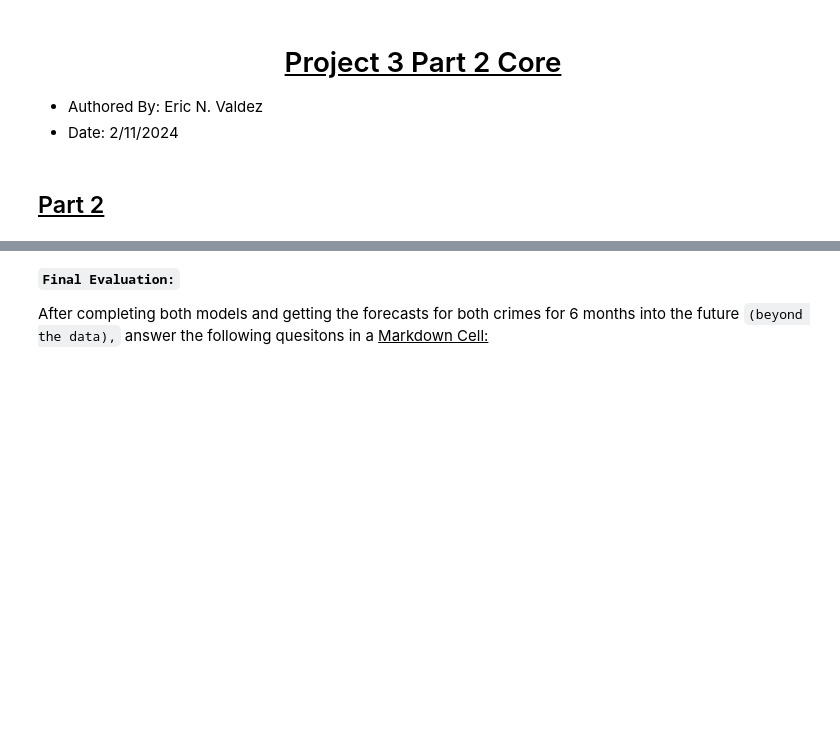
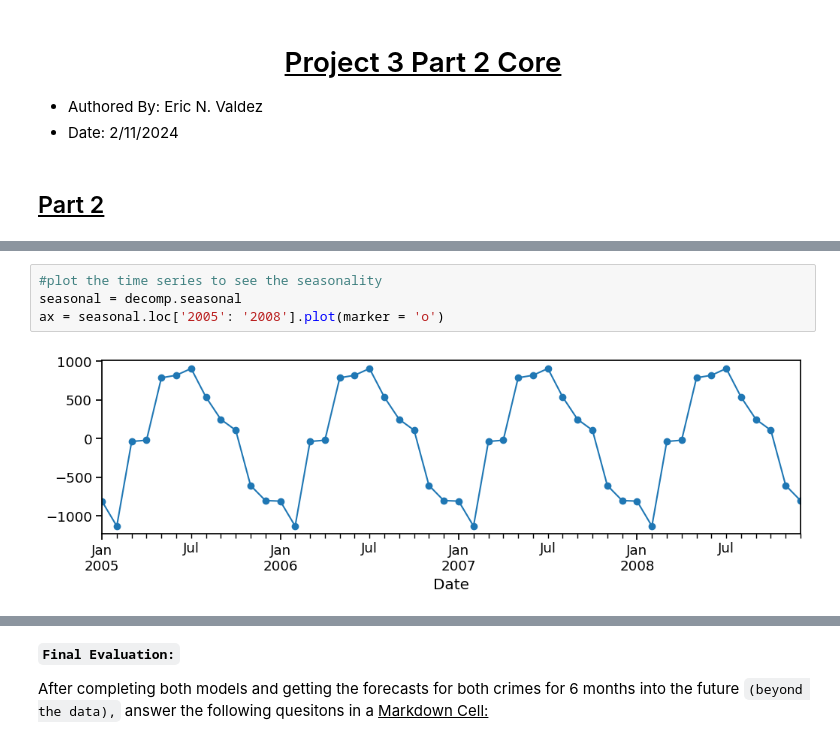
Before and after one commit to VALDE021/Chicago-Crime-Data-EricNV, a Jupyter notebook: Project 3 - Part 2 - Core.ipynb, the cells around one changed output, grey strips where cells are left out. Drawn from its saved outputs; the diff is of its cells as text; blank space fills up the shorter version.

```diff
--- a/Project 3 - Part 2 - Core.ipynb
+++ b/Project 3 - Part 2 - Core.ipynb
@@ -38,0 +353,6 @@ You will compare the crime count forecast for <u>`2`</u> of the options below:
+# %%
+#plot the time series to see the seasonality
+seasonal = decomp.seasonal
+ax = seasonal.loc['2005': '2008'].plot(marker = 'o')
+# %% [output]
+[figure, added]
```
Also changed, not shown: parts of 77 cells of this notebook, 3 other files.
